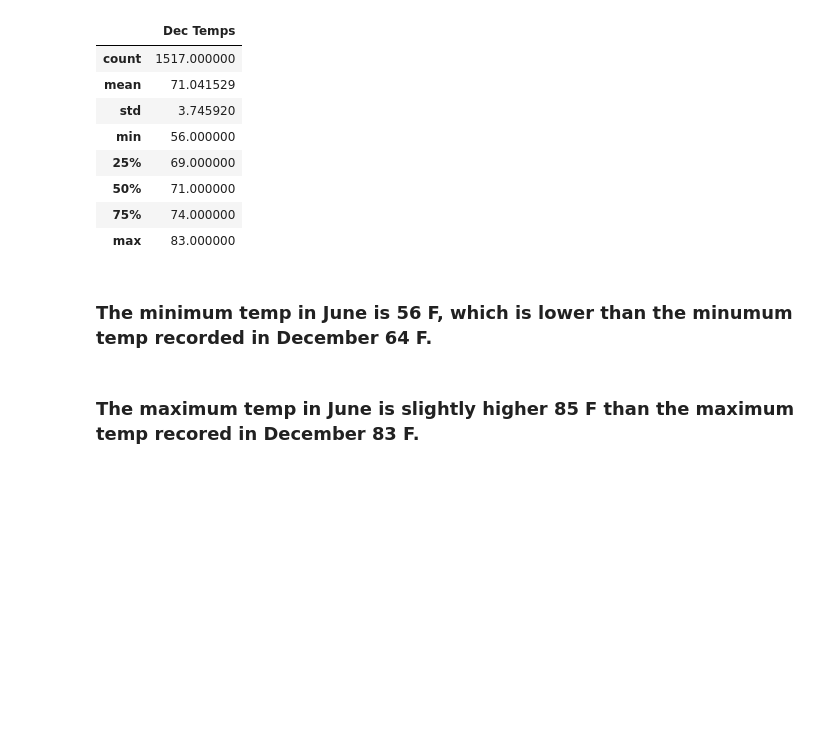
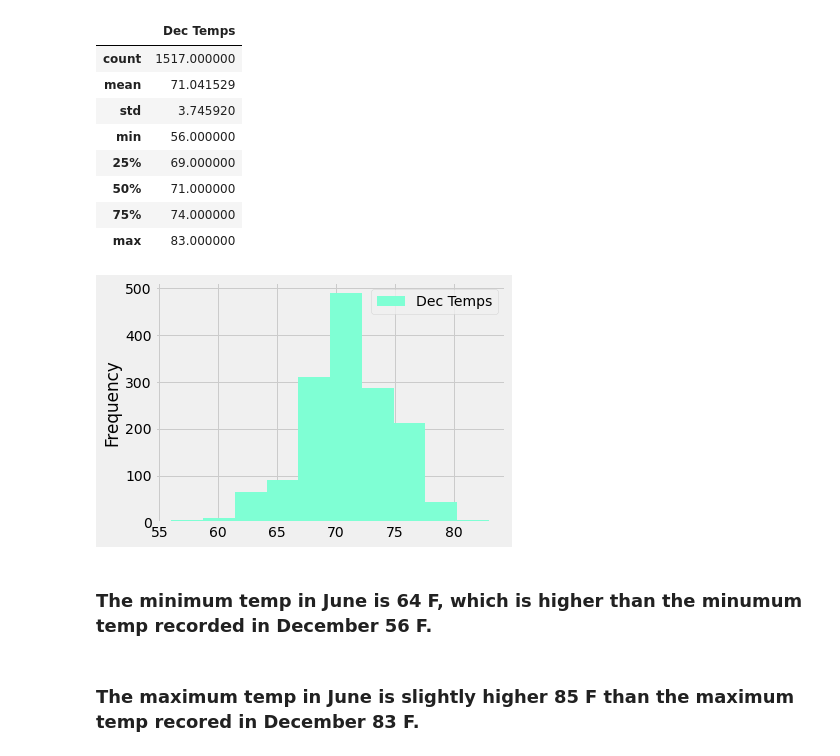
Before and after one commit to krishnakalisarkar/Surfs_up, a Jupyter notebook: SurfsUp_Challenge.ipynb, the cells around one changed output. Saved outputs shown, nothing was run; the diff lists cells and outputs as text; code cells hidden in the pictures; blank space fills up the shorter version.

```diff
--- a/SurfsUp_Challenge.ipynb
+++ b/SurfsUp_Challenge.ipynb
@@ -77,14 +113,14 @@ print(results_december)
 [(76.0,), (74.0,), (74.0,), (64.0,), (64.0,), (67.0,), (77.0,), (66.0,), (69.0,), (68.0,), (68.0,), (71.0,), (74.0,), (67.0,), (66.0,), (69.0,), (71.0,), (70.0,), (70.0,), (74.0,), (74.0,), (71.0,), ( ...
 # %%
 # 7. Convert the December temperatures to a list.
-temps = list(np.ravel(results_december))
-print(temps)
+dec_temps = list(np.ravel(results_december))
+print(dec_temps)
 # %% [output]
 [76.0, 74.0, 74.0, 64.0, 64.0, 67.0, 77.0, 66.0, 69.0, 68.0, 68.0, 71.0, 74.0, 67.0, 66.0, 69.0, 71.0, 70.0, 70.0, 74.0, 74.0, 71.0, 75.0, 75.0, 72.0, 69.0, 68.0, 73.0, 74.0, 73.0, 73.0, 73.0, 73.0, 7 ...
 # %%
 # 8. Create a DataFrame from the list of temperatures for the month of December.
-temps_df = pd.DataFrame(temps,columns=["Dec Temps"])
-temps_df.head()
+dec_temps_df = pd.DataFrame(dec_temps,columns=["Dec Temps"])
+dec_temps_df.head()
 # %% [output]
 |  | Dec Temps |
 | 0 | 76.0 |
@@ -105,8 +141,13 @@ temps_df.describe()
 | 50% | 71.000000 |
 | 75% | 74.000000 |
 | max | 83.000000 |
+# %%
+dec_temps_df.plot.hist(bins= 10, color = "aquamarine")
+plt.tight_layout()
+# %% [output]
+[figure, added]
 # %% [markdown]
-### The minimum temp in June is 56 F, which is lower than the minumum temp recorded in December 64 F.
+### The minimum temp in June is 64 F, which is higher than the minumum temp recorded in December 56 F.
 # %% [markdown]
 ### The maximum temp in June is slightly higher 85 F than the maximum temp recored in December 83 F.
 # %% [markdown]
```
Also changed, not shown: parts of 12 cells of this notebook, 11 other files.
